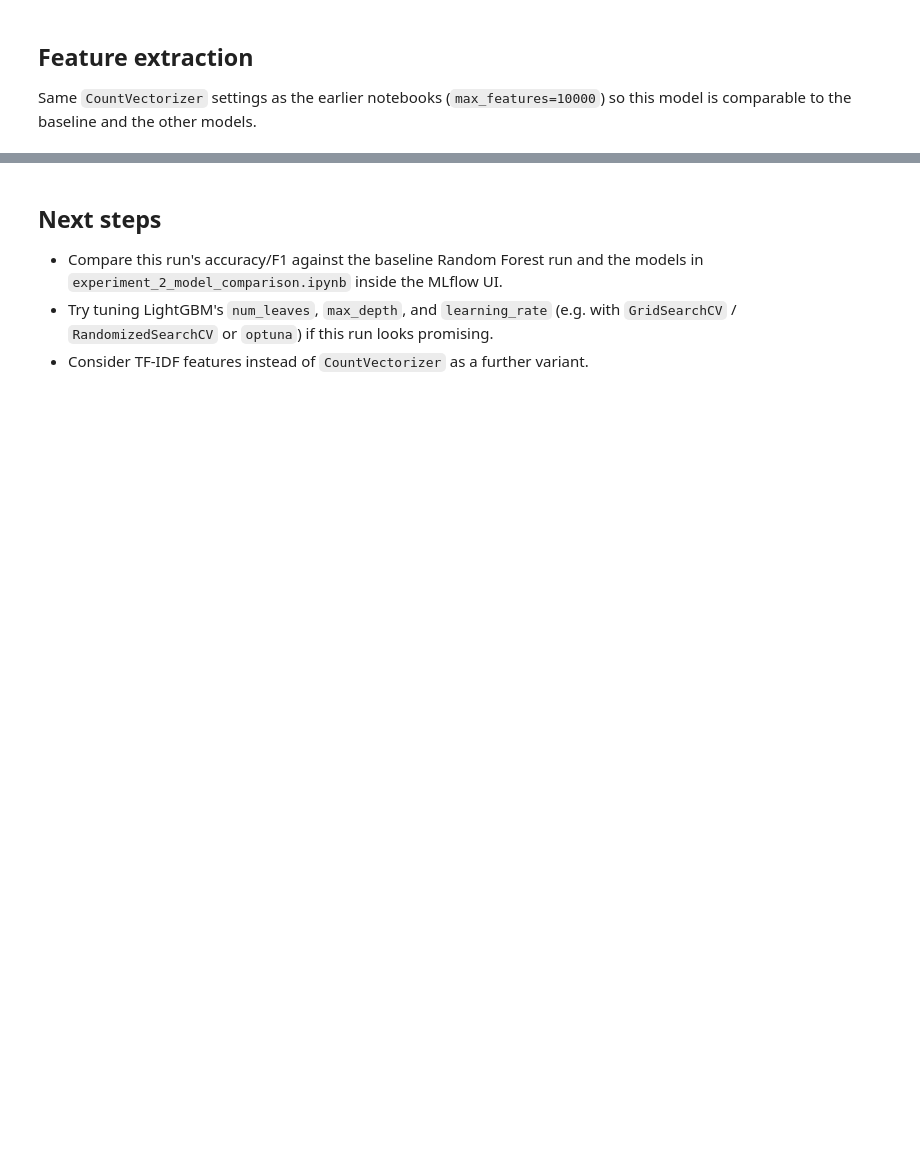
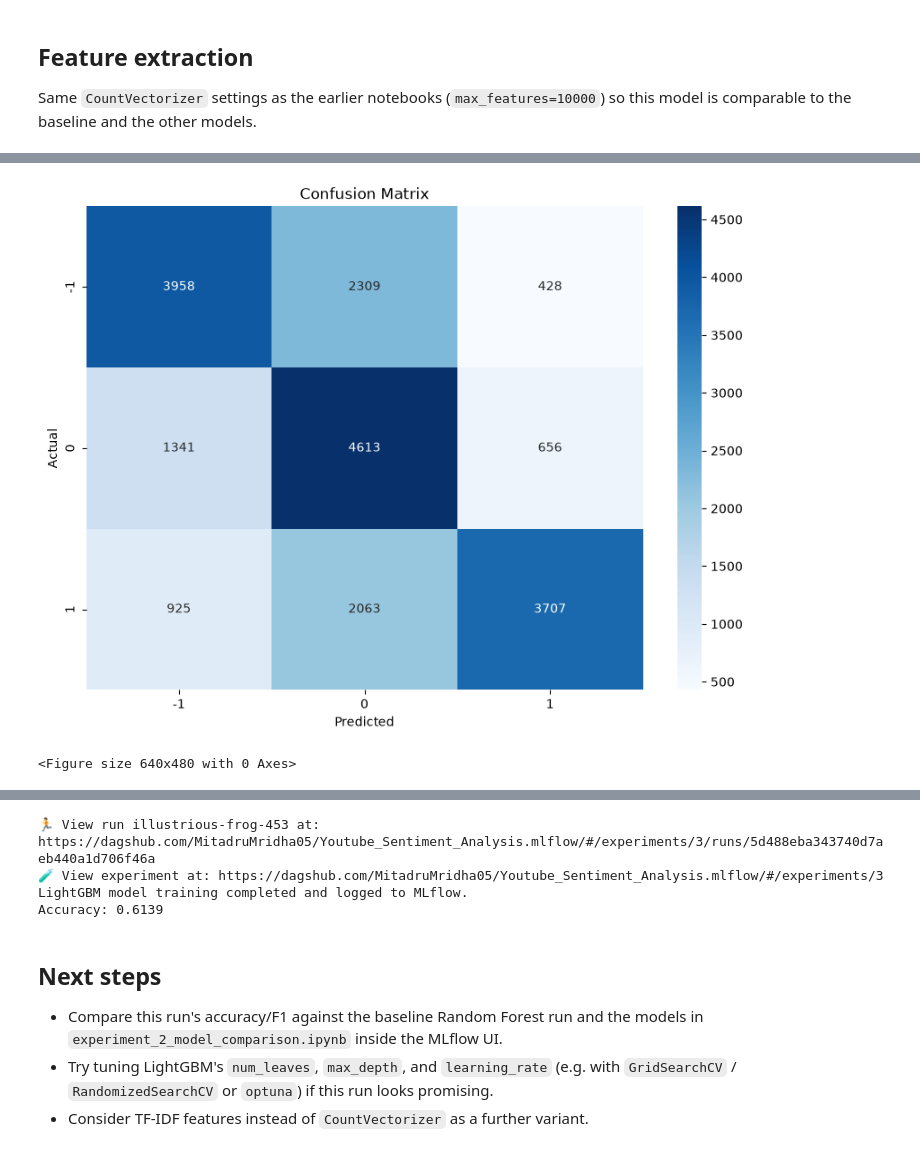
Before and after one commit to MitadruMridha05/Youtube_Sentiment_Analysis, a Jupyter notebook: Notebook/experiment_3_lightgbm_model.ipynb, the cells around one changed output, grey strips where cells are left out. Cells and saved outputs as stored; diff of their text form; code cells hidden in the pictures; blank space fills up the shorter version.

```diff
--- a/Notebook/experiment_3_lightgbm_model.ipynb
+++ b/Notebook/experiment_3_lightgbm_model.ipynb
@@ -27,7 +31,7 @@ import pandas as pd
 Update `DATA_PATH` to point at your local copy of `youtube_comments_cleaned_final.csv`
 (the same file used in the earlier experiment notebooks).
 # %%
-DATA_PATH = "youtube_comments_cleaned_final.csv"
+DATA_PATH = r"C:\Users\mitad\OneDrive\Documents\coding_maxxing\sentiment_analysing_project\artifacts\youtube_comments_cleaned_final.csv"
 
 df = pd.read_csv(DATA_PATH)
 df.shape
@@ -107,32 +122,36 @@ with mlflow.start_run():
 
     for label, metrics in classification_rep.items():
         if label not in ["accuracy", "macro avg", "weighted avg"]:
             for metric_name, metric_value in metrics.items():
                 mlflow.log_metric(f"{label}_{metric_name}", metric_value)
 
     #Plot confusion matrix
     conf_matrix = confusion_matrix(y_test, y_pred)
     plt.figure(figsize=(10, 7))
     sns.heatmap(conf_matrix, annot=True, fmt="d", cmap="Blues", xticklabels=np.unique(y), yticklabels=np.unique(y))
     plt.xlabel("Predicted")
     plt.ylabel("Actual")
     plt.title("Confusion Matrix")
     plt.show()
 
     #Save and log the confusion matrix plot
     import os
-    os.makedirs("artifacts", exist_ok=True)
-    artifact_path = os.path.join("artifacts", "confusion_matrix_lightgbm.png")
+    artifact_dir = r"C:\Users\mitad\OneDrive\Documents\coding_maxxing\sentiment_analysing_project\artifacts"
+    os.makedirs(artifact_dir, exist_ok=True)
+    artifact_path = os.path.join(artifact_dir, "confusion_matrix_lightgbm.png")
 
     # Save the confusion matrix
     plt.savefig(artifact_path, bbox_inches="tight")
     plt.show()
 
     # Log the saved artifact to MLflow
     mlflow.log_artifact(artifact_path, artifact_path="plots")
 
     # Log the trained model
     mlflow.lightgbm.log_model(lgbm_model, "lightgbm_model")
 
 print("LightGBM model training completed and logged to MLflow.")
 print(f"Accuracy: {accuracy:.4f}")
+# %% [output]
+[figure, added]
+<Figure size 640x480 with 0 Axes>
@@ -139,3 +159,7 @@ print(f"Accuracy: {accuracy:.4f}")
+🏃 View run illustrious-frog-453 at: https://dagshub.com/MitadruMridha05/Youtube_Sentiment_Analysis.mlflow/#/experiments/3/runs/5d488eba343740d7aeb440a1d706f46a
+🧪 View experiment at: https://dagshub.com/MitadruMridha05/Youtube_Sentiment_Analysis.mlflow/#/experiments/3
+LightGBM model training completed and logged to MLflow.
+Accuracy: 0.6139
 # %% [markdown]
 ## Next steps
 
```
Also changed, not shown: parts of 5 cells of this notebook, 3 other files.
